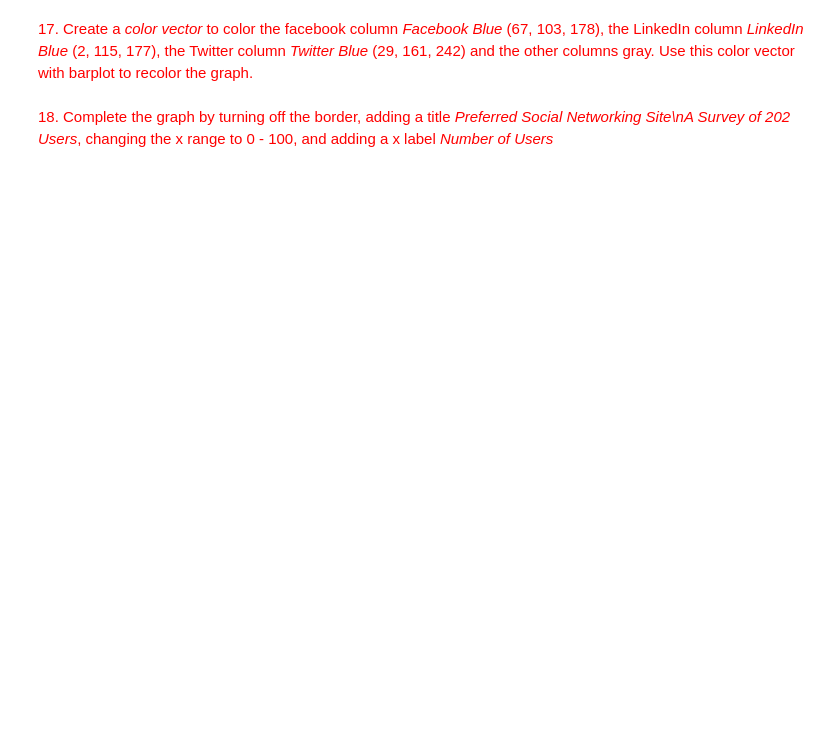
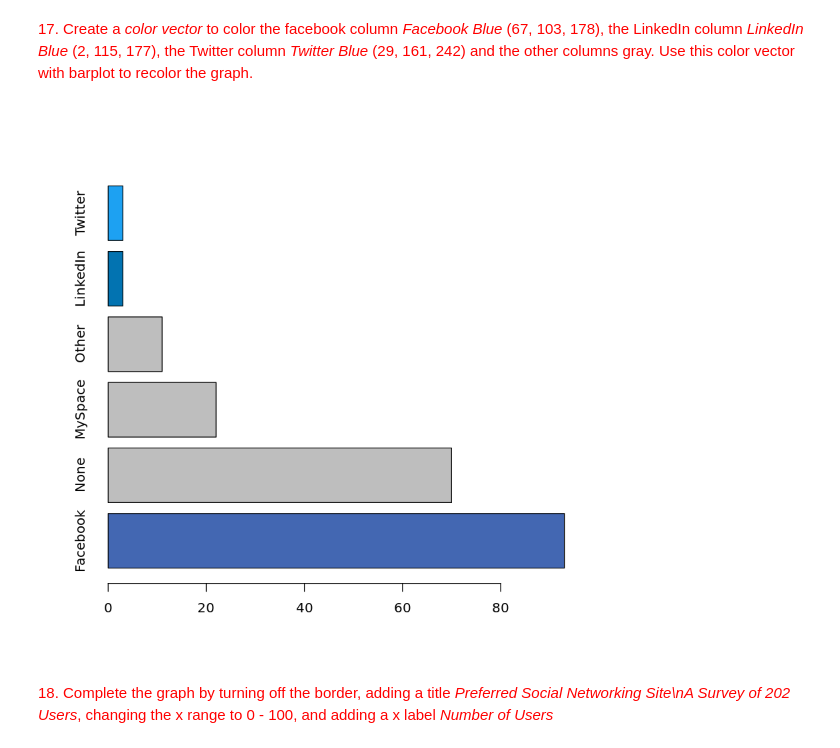
Before and after one commit to eparrish64/csci627-assignment03-eparrish64, a Jupyter notebook: CSCI627-assignment03.ipynb, the cells around one changed output. Cells and saved outputs as stored; diff of their text form; code cells hidden in the pictures; blank space fills up the shorter version.

```diff
--- a/CSCI627-assignment03.ipynb
+++ b/CSCI627-assignment03.ipynb
@@ -42,4 +140,16 @@ This exercises tracks the course [Learning R](https://www.lynda.com/R-tutorials/
 # %% [markdown]
 <span style="color:red">17. Create a *color vector* to color the facebook column *Facebook Blue* (67, 103, 178), the LinkedIn column *LinkedIn Blue* (2, 115, 177), the Twitter column *Twitter Blue* (29, 161, 242) and the other columns gray. Use this color vector with barplot to recolor the graph.</span>
+# %%
+colorScheme <- c(
+        rgb(67,103,178,maxColorValue=255),
+        "gray",
+        "gray",
+        "gray",
+        rgb(2, 115, 177,maxColorValue=255),
+        rgb(29, 161, 242,maxColorValue=255)
+         )
+barplot(site.freq[order(site.freq,decreasing=T)],horiz=T,col=colorScheme)
+# %% [output]
+[figure, added]
 # %% [markdown]
 <span style="color:red">18. Complete the graph by turning off the border, adding a title *Preferred Social Networking Site\nA Survey of 202 Users*, changing the x range to 0 - 100, and adding a x label *Number of Users*</span>
```
Also changed, not shown: parts of 39 cells of this notebook.
